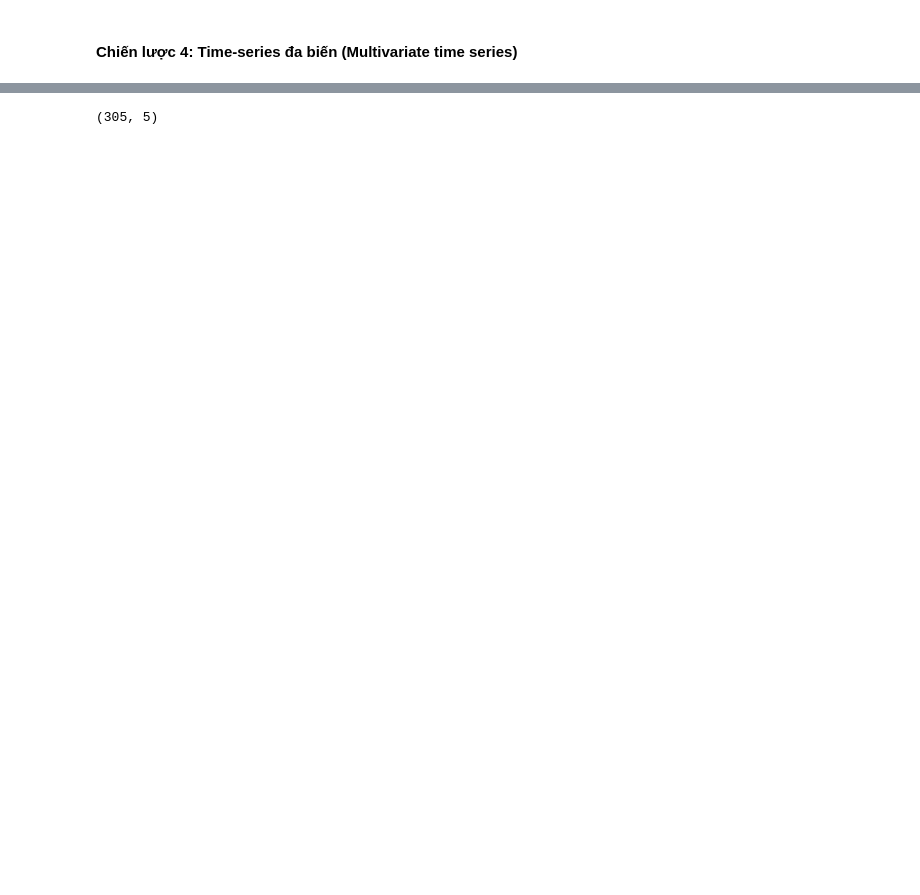
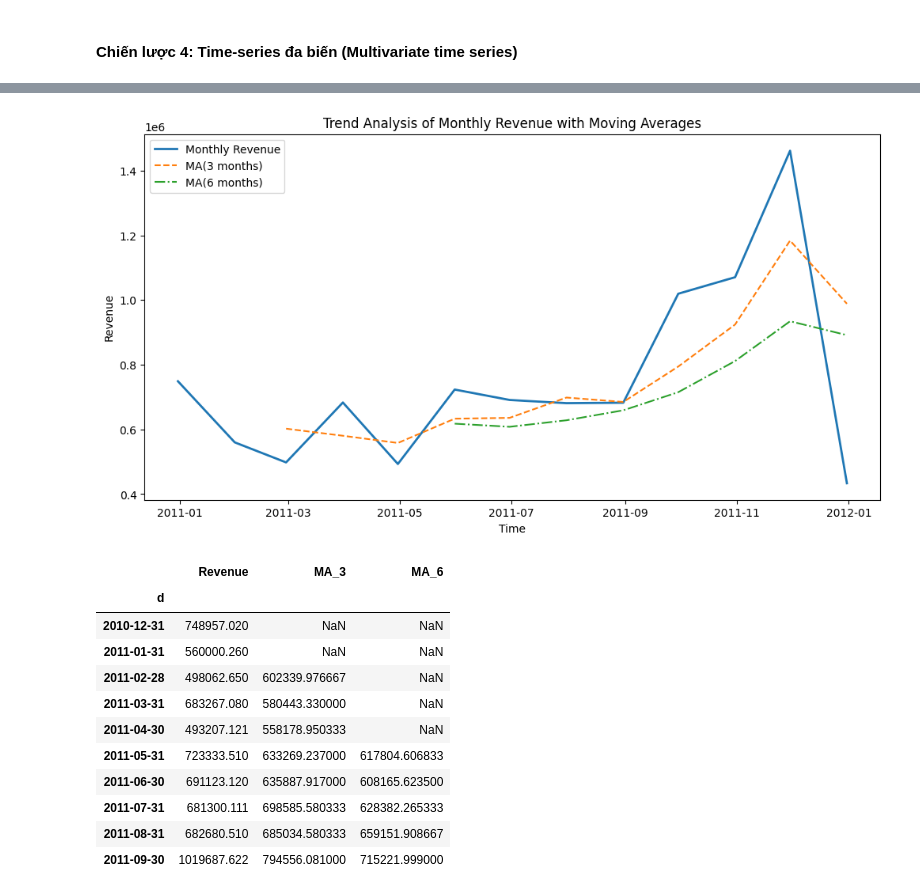
Before and after one commit to WindPham/24C12006_24C11060_DA_models, a Jupyter notebook: code/data_evaluation.ipynb, the cells around one changed output, grey strips where cells are left out. Drawn from its saved outputs; the diff is of its cells as text; code cells hidden in the pictures; blank space fills up the shorter version.

```diff
--- a/code/data_evaluation.ipynb
+++ b/code/data_evaluation.ipynb
@@ -226,4 +186,44 @@ strategy_04_full.shape
-# %%
-strategy_04.shape
-# %% [output]
-(305, 5)
+# %%
+import matplotlib.pyplot as plt
+from IPython.display import display
+
+# 1. Select monthly revenue time series
+ts_revenue = strategy_01_monthly["revenue"]
+
+# 2. Compute moving averages
+ts_ma_3 = ts_revenue.rolling(window=3).mean()
+ts_ma_6 = ts_revenue.rolling(window=6).mean()
+
+# 3. Plot original series and moving averages
+plt.figure(figsize=(12,6))
+plt.plot(ts_revenue.index, ts_revenue, label="Monthly Revenue", linewidth=2)
+plt.plot(ts_ma_3.index, ts_ma_3, label="MA(3 months)", linestyle="--")
+plt.plot(ts_ma_6.index, ts_ma_6, label="MA(6 months)", linestyle="-.")
+plt.legend()
+plt.title("Trend Analysis of Monthly Revenue with Moving Averages")
+plt.xlabel("Time")
+plt.ylabel("Revenue")
+plt.show()
+
+# 4. Display head for inspection
+display(
+    pd.DataFrame({
+        "Revenue": ts_revenue,
+        "MA_3": ts_ma_3,
+        "MA_6": ts_ma_6
+    }).head(10)
+)
+# %% [output]
+[figure, added]
+|  | Revenue | MA_3 | MA_6 |
+| d |  |  |  |
+| 2010-12-31 | 748957.020 | NaN | NaN |
+| 2011-01-31 | 560000.260 | NaN | NaN |
+| 2011-02-28 | 498062.650 | 602339.976667 | NaN |
+| 2011-03-31 | 683267.080 | 580443.330000 | NaN |
+| 2011-04-30 | 493207.121 | 558178.950333 | NaN |
+| 2011-05-31 | 723333.510 | 633269.237000 | 617804.606833 |
+| 2011-06-30 | 691123.120 | 635887.917000 | 608165.623500 |
+| 2011-07-31 | 681300.111 | 698585.580333 | 628382.265333 |
+| 2011-08-31 | 682680.510 | 685034.580333 | 659151.908667 |
+| 2011-09-30 | 1019687.622 | 794556.081000 | 715221.999000 |
```
Also changed, not shown: parts of 11 cells of this notebook, 1 other file.
